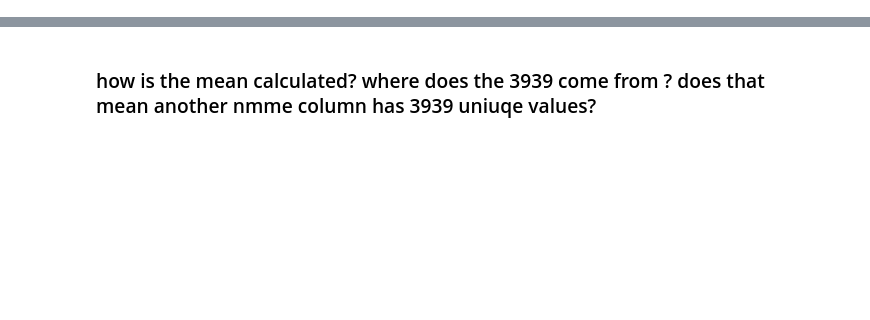
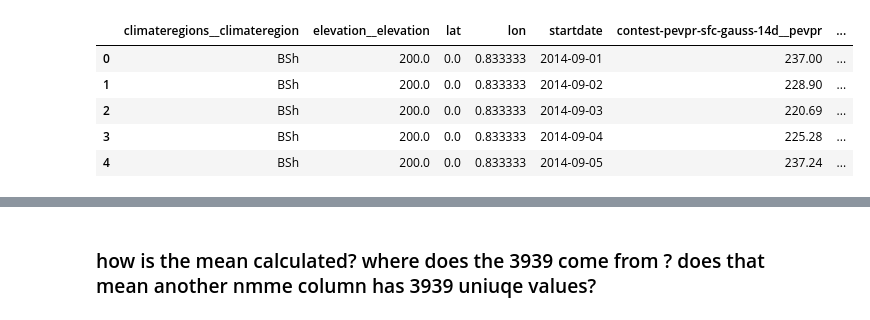
Before and after one commit to Mirzakhani-Capstone/mirzakhani_shared, a Jupyter notebook: naomi/workbook_day1.ipynb, the cells around one changed output, grey strips where cells are left out. Cells and saved outputs as stored; diff of their text form; code cells hidden in the pictures; blank space fills up the shorter version.

```diff
--- a/naomi/workbook_day1.ipynb
+++ b/naomi/workbook_day1.ipynb
@@ -10,0 +29,9 @@ df = pd.read_csv('train_data.csv')
+# %%
+df.head()
+# %% [output]
+|  | climateregions__climateregion | elevation__elevation | lat | lon | startdate | contest-pevpr-sfc-gauss-14d__pevpr | ... |
+| 0 | BSh | 200.0 | 0.0 | 0.833333 | 2014-09-01 | 237.00 | ... |
+| 1 | BSh | 200.0 | 0.0 | 0.833333 | 2014-09-02 | 228.90 | ... |
+| 2 | BSh | 200.0 | 0.0 | 0.833333 | 2014-09-03 | 220.69 | ... |
+| 3 | BSh | 200.0 | 0.0 | 0.833333 | 2014-09-04 | 225.28 | ... |
+| 4 | BSh | 200.0 | 0.0 | 0.833333 | 2014-09-05 | 237.24 | ... |
```
Also changed, not shown: parts of 22 cells of this notebook, 1 other file.
